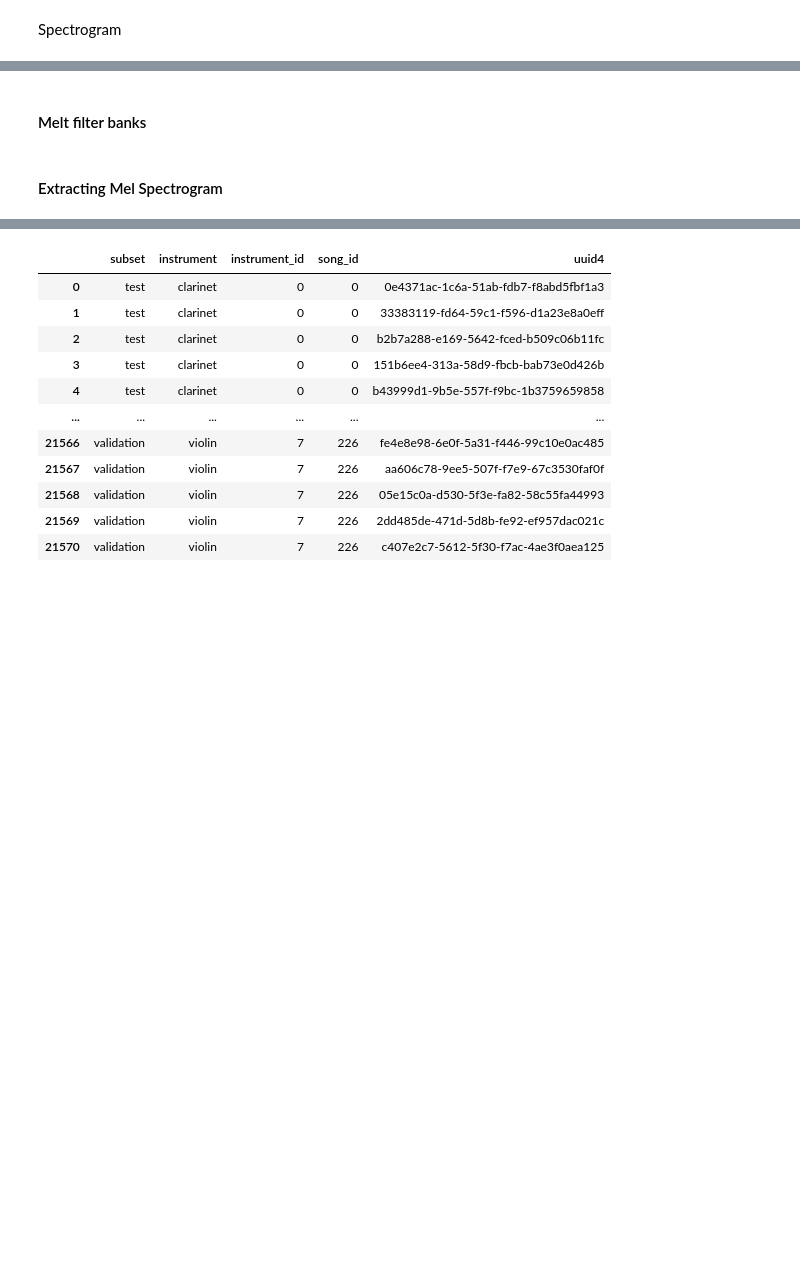
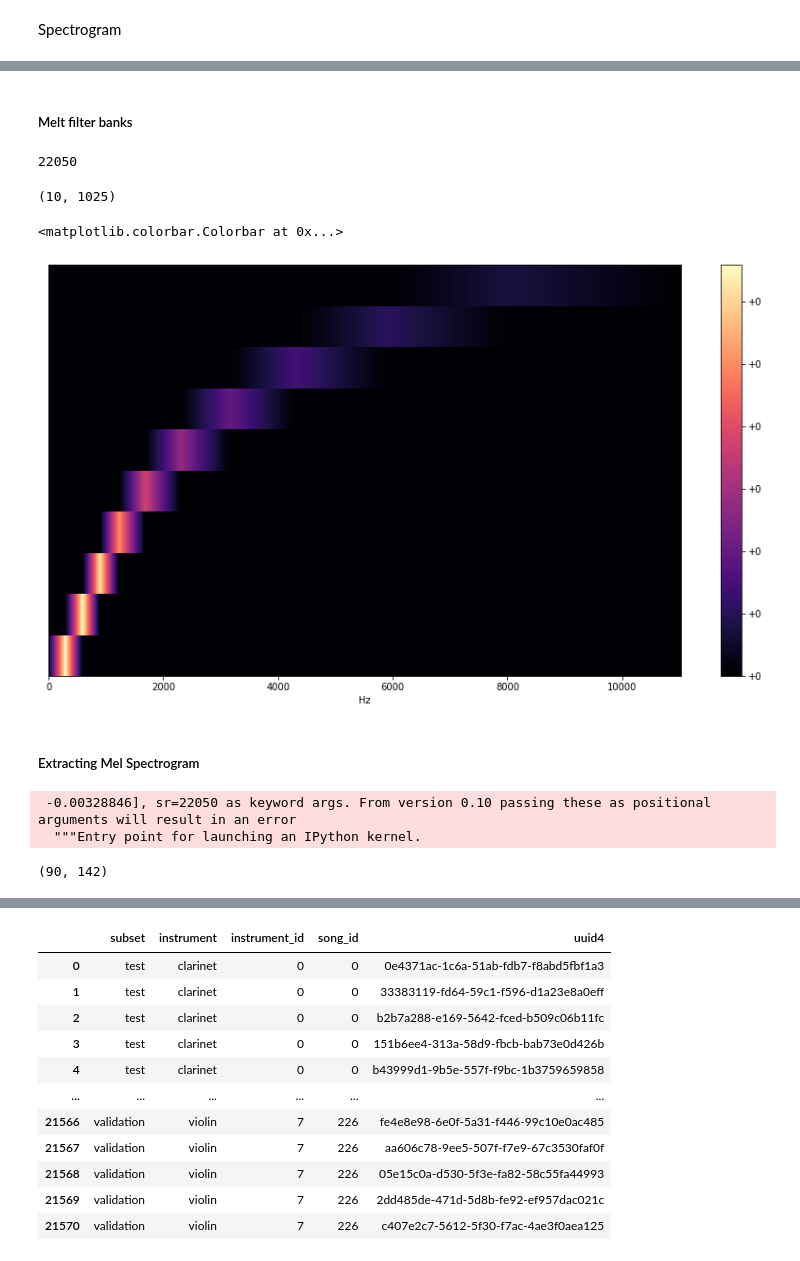
Before and after one commit to imferrer/music_box, a Jupyter notebook: Code/spectrograms_SAI.ipynb, the cells around one changed output, grey strips where cells are left out. Cells and saved outputs as stored; diff of their text form; code cells hidden in the pictures; blank space fills up the shorter version.

```diff
--- a/Code/spectrograms_SAI.ipynb
+++ b/Code/spectrograms_SAI.ipynb
@@ -22,11 +24,11 @@ from sklearn.metrics import confusion_matrix,ConfusionMatrixDisplay
 # %%
-fluteC4_file = "./Instruments/flute-C4.wav"
+fluteC4_file = "../Data/Instruments/flute-C4.wav"
 # %%
-pianoG6_file = "./Instruments/piano-G6.wav"
+pianoG6_file = "../Data/Instruments/piano-G6.wav"
 # %%
-trumpetG4_file = "./Instruments/trumpet-G4.wav"
+trumpetG4_file = "../Data/Instruments/trumpet-G4.wav"
 # %%
-violinC4_file = "./Instruments/violin-C4.wav"
+violinC4_file = "../Data/Instruments/violin-C4.wav"
 # %%
 ipd.Audio(fluteC4_file)
 # %% [output]
@@ -111,25 +129,37 @@ plot_spectrogram(Y_log_fluteC4, sr1, HOP_SIZE, y_axis='log')
 # %% [markdown]
-#### Melt filter banks
+##### Melt filter banks
 # %%
 sr1
+# %% [output]
+22050
 # %%
 filter_banks = librosa.filters.mel(n_fft=FRAME_SIZE, sr=22050,n_mels=10)
 # %%
 filter_banks.shape
+# %% [output]
+(10, 1025)
 # %%
 # n_mels, 2048/2+1 = 1025, FRAME_SIZE=2048, F_S/2=Nyqist f
 # %%
 plt.figure(figsize=(15,8))
 librosa.display.specshow(filter_banks,
-                         sr=sr,
+                         sr=sr1,
                          x_axis='linear')
 plt.colorbar(format="%+2.f")
+# %% [output]
+<matplotlib.colorbar.Colorbar at 0x...>
+[figure, added]
 # %% [markdown]
-#### Extracting Mel Spectrogram
+##### Extracting Mel Spectrogram
 # %%
 mel_spectrogram = librosa.feature.melspectrogram(fluteC4, sr1, n_fft=2048, hop_length=512, n_mels=90)
+# %% [output]
+ -0.00328846], sr=22050 as keyword args. From version 0.10 passing these as positional arguments will result in an error
+  """Entry point for launching an IPython kernel.
 # %%
 mel_spectrogram.shape
+# %% [output]
+(90, 142)
 # %%
 # n_mels x, 142 appears before, seems to be right
 # %%
```
Also changed, not shown: parts of 118 cells of this notebook, 1 other file.
